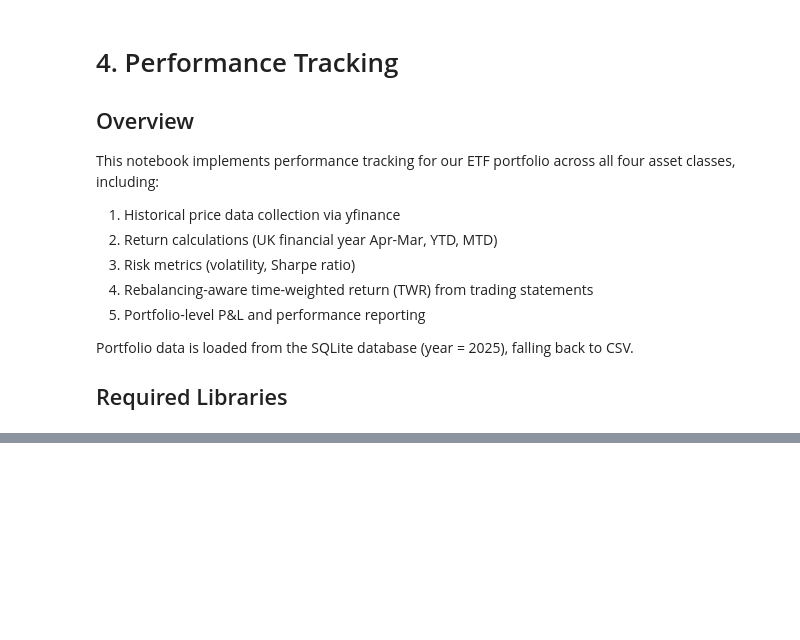
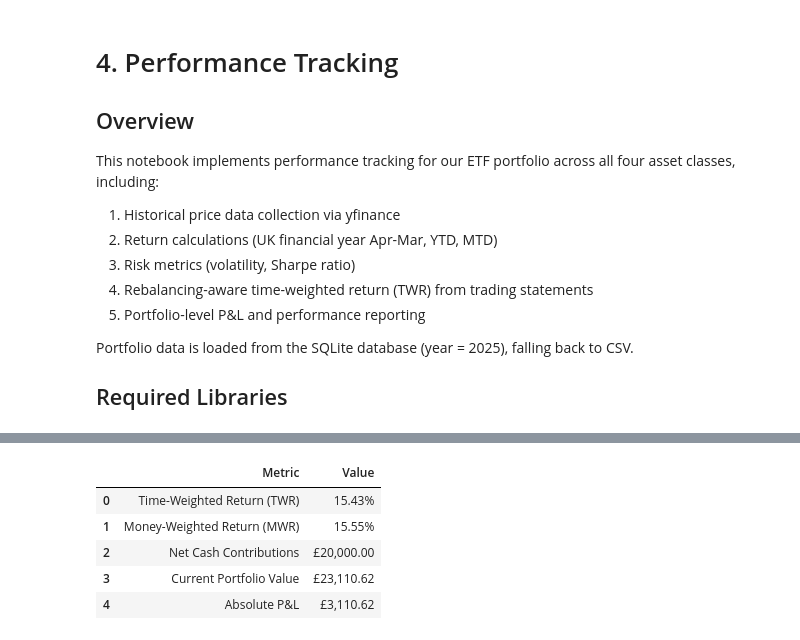
Before and after one commit to nairraks/etf-isa-portfolio, a Jupyter notebook: notebooks/04_performance_tracking.ipynb, the cells around one changed output, grey strips where cells are left out. Saved outputs shown, nothing was run; the diff lists cells and outputs as text; code cells hidden in the pictures; blank space fills up the shorter version.

```diff
--- a/notebooks/04_performance_tracking.ipynb
+++ b/notebooks/04_performance_tracking.ipynb
@@ -501,0 +262,98 @@ else:
+# %%
+# ---------- Calculate Time-Weighted Return (TWR) ----------
+remaining_rebalance_dates = [d for d in rebalance_dates if d > first_trade_date]
+period_boundaries = sorted(set([first_trade_date] + remaining_rebalance_dates + [today]))
+
+running_shares = defaultdict(float)
+sub_period_returns = []
+
+for i in range(len(period_boundaries) - 1):
+    p_start, p_end = period_boundaries[i], period_boundaries[i+1]
+
+    # 1. Update holdings with trades happening EXACTLY at p_start
+    start_trades = trades[trades["trade_date"] == p_start]
+    for _, t in start_trades.iterrows():
+        running_shares[t["ticker"]] += t["signed_qty"]
+
+    # 2. Calculate portfolio value at start of period (post-trade)
+    val_start = 0
+    for tkr, qty in running_shares.items():
+        price = get_price_at(tkr, p_start)
+        if price: val_start += qty * price
+
+    if val_start <= 0: continue
+
+    # 3. Calculate portfolio value at end of period (pre-trade/p_end)
+    val_end_pre = 0
+    for tkr, qty in running_shares.items():
+        price = get_price_at(tkr, p_end)
+        if price: val_end_pre += qty * price
+
+    # 4. Period return (Asset performance during this time slice)
+    sp_ret = (val_end_pre / val_start) - 1
+
+    sub_period_returns.append({
+        "period_start": p_start,
+        "period_end": p_end,
+        "days": (p_end - p_start).days,
+        "portfolio_value_start": round(val_start, 2),
+        "portfolio_value_end": round(val_end_pre, 2),
+        "sub_period_return": sp_ret
+    })
+
+# Chain TWR
+cumulative_twr = 1.0
+for sp in sub_period_returns:
+    cumulative_twr *= (1 + sp["sub_period_return"])
+    sp["cumulative_return"] = (cumulative_twr - 1) * 100
+
+total_twr = (cumulative_twr - 1) * 100
+
+# Money-Weighted Return (MWR)
+# Actual cash deposited (excludes dividend reinvestment which appears as trades)
+CASH_DEPOSITED = 20_000
+total_trade_cost = sum(cost_basis.values())
+estimated_dividends_reinvested = total_trade_cost - CASH_DEPOSITED
+total_net_input = CASH_DEPOSITED
+total_current_value = 0
+for t, shares in share_ledger.items():
+    px = get_price_at(t, today)
+    if px: total_current_value += shares * px
+mwr_return = (total_current_value / total_net_input - 1) * 100
+
+# Portfolio summary table
+summary_data = {
+    "Metric": [
+        "Time-Weighted Return (TWR)",
+        "Money-Weighted Return (MWR)",
+        "Net Cash Contributions",
+        "Current Portfolio Value",
+        "Absolute P&L",
+    ],
+    "Value": [
+        f"{total_twr:.2f}%",
+        f"{mwr_return:.2f}%",
+        f"£{total_net_input:,.2f}",
+        f"£{total_current_value:,.2f}",
+        f"£{total_current_value - total_net_input:,.2f}",
+    ],
+}
+summary_df = pd.DataFrame(summary_data)
+display(summary_df)
+
+# Sub-period detail table
+print("\nSub-Period Detail (TWR Segments):")
+sp_df = pd.DataFrame(sub_period_returns)
+sp_df["sub_period_return"] = (sp_df["sub_period_return"] * 100).round(2)
+sp_df["cumulative_return"] = sp_df["cumulative_return"].round(2)
+sp_df["period_start"] = sp_df["period_start"].dt.date
+sp_df["period_end"] = sp_df["period_end"].dt.date
+sp_df.columns = ["Period Start", "Period End", "Days", "Value Start (£)", "Value End (£)", "Period Return (%)", "Cumulative Return (%)"]
+display(sp_df)
+# %% [output]
+|  | Metric | Value |
+| 0 | Time-Weighted Return (TWR) | 15.43% |
+| 1 | Money-Weighted Return (MWR) | 15.55% |
+| 2 | Net Cash Contributions | £20,000.00 |
+| 3 | Current Portfolio Value | £23,110.62 |
+| 4 | Absolute P&L | £3,110.62 |
```
Also changed, not shown: parts of 31 cells of this notebook, 4 other files.
